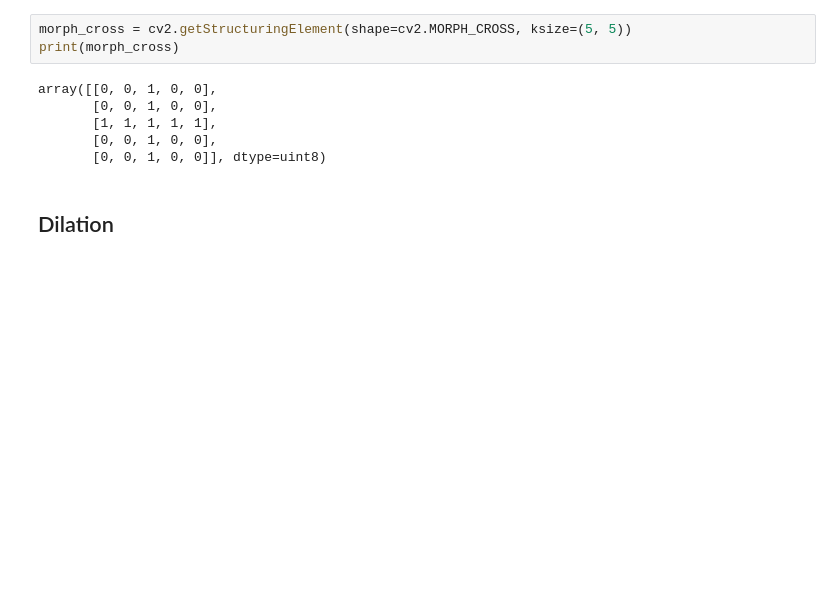
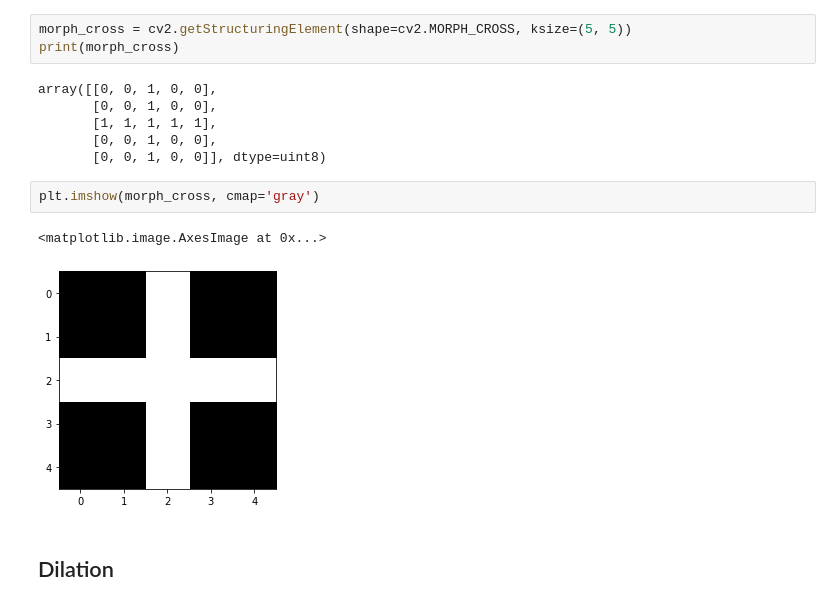
Before and after one commit to mamuncseru/dip-assignments, a Jupyter notebook: assignment8.ipynb, the cells around one changed output. Saved outputs shown, nothing was run; the diff lists cells and outputs as text; blank space fills up the shorter version.

```diff
--- a/assignment8.ipynb
+++ b/assignment8.ipynb
@@ -65,6 +75,11 @@ array([[0, 0, 1, 0, 0],
        [1, 1, 1, 1, 1],
        [0, 0, 1, 0, 0],
        [0, 0, 1, 0, 0]], dtype=uint8)
+# %%
+plt.imshow(morph_cross, cmap='gray')
+# %% [output]
+<matplotlib.image.AxesImage at 0x...>
+[figure, added]
 # %% [markdown]
 ## Dilation
 # %%
```
Also changed, not shown: parts of 8 cells of this notebook, 21 other files.
